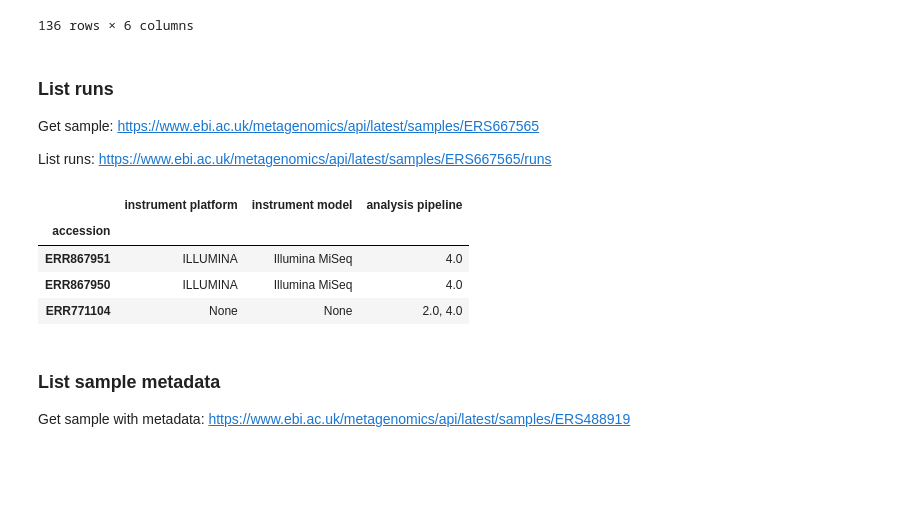
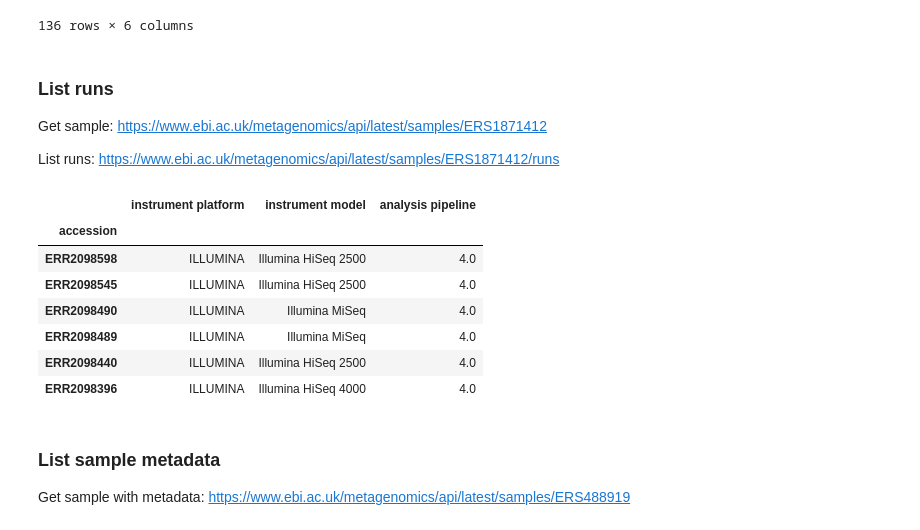
Before and after one commit to EBI-Metagenomics/examples, a Jupyter notebook: emgapi/examples/notebook/answers/ANSWER_examples.ipynb, the cells around one changed output. Drawn from its saved outputs; the diff is of its cells as text; code cells hidden in the pictures; blank space fills up the shorter version.

```diff
--- a/emgapi/examples/notebook/answers/ANSWER_examples.ipynb
+++ b/emgapi/examples/notebook/answers/ANSWER_examples.ipynb
@@ -161,28 +161,31 @@ df
 # %% [markdown]
 ### List runs
 
-Get sample: https://www.ebi.ac.uk/metagenomics/api/latest/samples/ERS667565
+Get sample: https://www.ebi.ac.uk/metagenomics/api/latest/samples/ERS1871412
 
-List runs: https://www.ebi.ac.uk/metagenomics/api/latest/samples/ERS667565/runs
+List runs: https://www.ebi.ac.uk/metagenomics/api/latest/samples/ERS1871412/runs
 # %%
 df = DataFrame(columns=('instrument platform', 'instrument model', 'analysis pipeline'))
 df.index.name = 'accession'
 
 with Session(API_BASE) as s:
-    sample = s.get('samples', 'ERS667565').resource
+    sample = s.get('samples', 'ERS1871412').resource
     for run in sample.runs:
         df.loc[run.accession] = [
             run.instrument_platform, run.instrument_model,
             ", ".join([p.release_version for p in run.pipelines])
         ]
 
 df
 # %% [output]
 |  | instrument platform | instrument model | analysis pipeline |
 | accession |  |  |  |
-| ERR867951 | ILLUMINA | Illumina MiSeq | 4.0 |
-| ERR867950 | ILLUMINA | Illumina MiSeq | 4.0 |
-| ERR771104 | None | None | 2.0, 4.0 |
+| ERR2098598 | ILLUMINA | Illumina HiSeq 2500 | 4.0 |
+| ERR2098545 | ILLUMINA | Illumina HiSeq 2500 | 4.0 |
+| ERR2098490 | ILLUMINA | Illumina MiSeq | 4.0 |
+| ERR2098489 | ILLUMINA | Illumina MiSeq | 4.0 |
+| ERR2098440 | ILLUMINA | Illumina HiSeq 2500 | 4.0 |
+| ERR2098396 | ILLUMINA | Illumina HiSeq 4000 | 4.0 |
 # %% [markdown]
 ### List sample metadata
 
```
Also changed, not shown: 1 other file.
